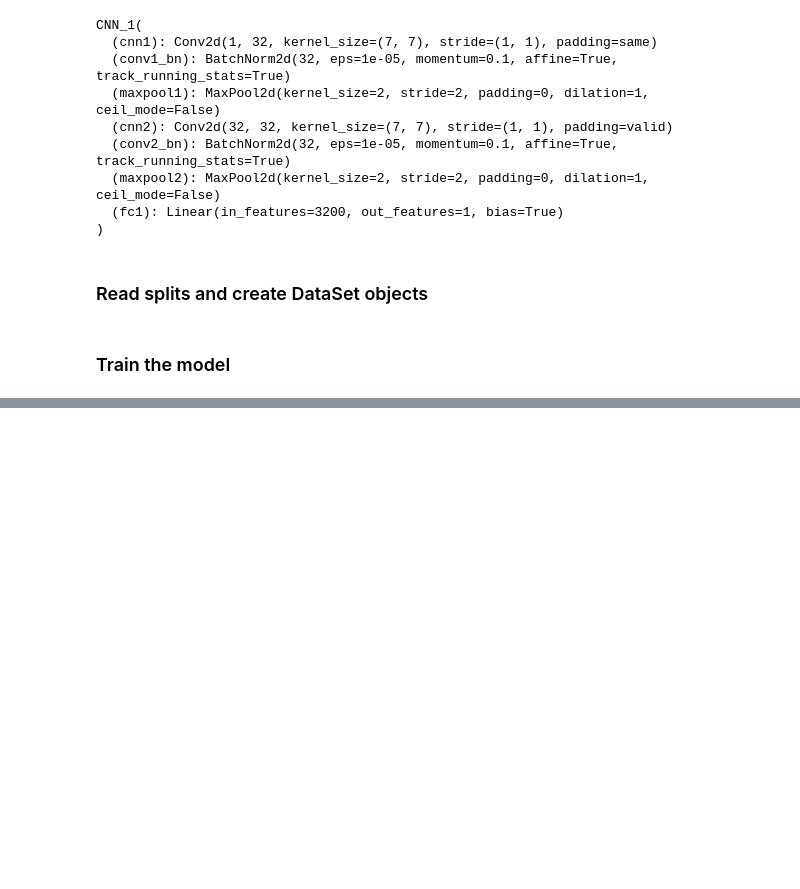
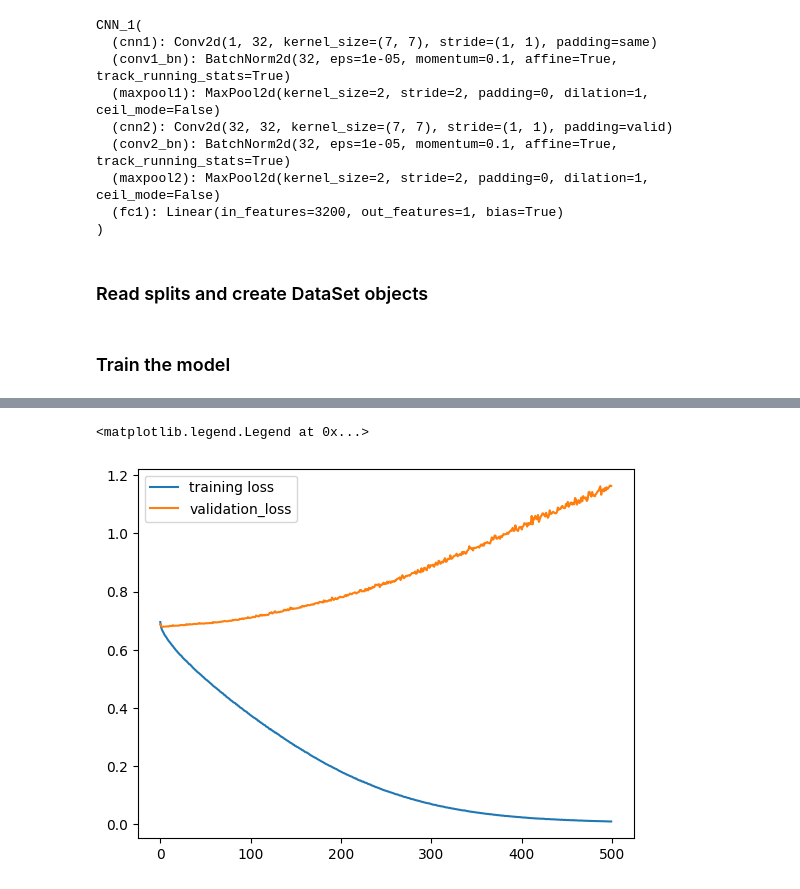
Before and after one commit to manuelfmerino/expression_prediction_AI, a Jupyter notebook: train_CNN.ipynb, the cells around one changed output, grey strips where cells are left out. Saved outputs shown, nothing was run; the diff lists cells and outputs as text; code cells hidden in the pictures; blank space fills up the shorter version.

```diff
--- a/train_CNN.ipynb
+++ b/train_CNN.ipynb
@@ -13,12 +14,13 @@ import torch
 LR = 0.00001
 WEIGHT_DECAY = 0.000005
 BATCH_SIZE = 32
-#EPOCHS = 500
-EPOCHS = 10
+EPOCHS = 500
 IMAGE_SIZE = 52
+DEVICE="mps"
 
 # Model
 model = help_funcs.CNN_1(out_1 = 32, kernel_cnn_1 = 7, out_2 = 32, kernel_cnn_2 = 7, h = IMAGE_SIZE, w = IMAGE_SIZE)
+model = model.to(DEVICE)
 
 # Optimizer
 optimizer = torch.optim.AdamW(model.parameters(), lr = LR, weight_decay = WEIGHT_DECAY)
@@ -59,3 +61,7 @@ validation_loader = DataLoader(dataset=validation_dataset, batch_size=32)
 test_loader = DataLoader(dataset=test_dataset, batch_size=32)
 # %% [markdown]
 ### Train the model
+# %%
+train_loss, train_acc, val_loss, val_acc = help_funcs.train_model(n_epochs = EPOCHS, train_loader = train_loader,
+                                                                  validation_loader = validation_loader, optimizer = optimizer,
+                                                                  model = model, criterion = criterion, device = DEVICE)
@@ -61,0 +92,10 @@ test_loader = DataLoader(dataset=test_dataset, batch_size=32)
+# %%
+import matplotlib.pyplot as plt
+
+plt.plot(train_loss, label='training loss')
+plt.plot(val_loss, label='validation_loss')
+
+plt.legend()
+# %% [output]
+<matplotlib.legend.Legend at 0x...>
+[figure, added]
```
Also changed, not shown: parts of 7 cells of this notebook, 1 other file.
